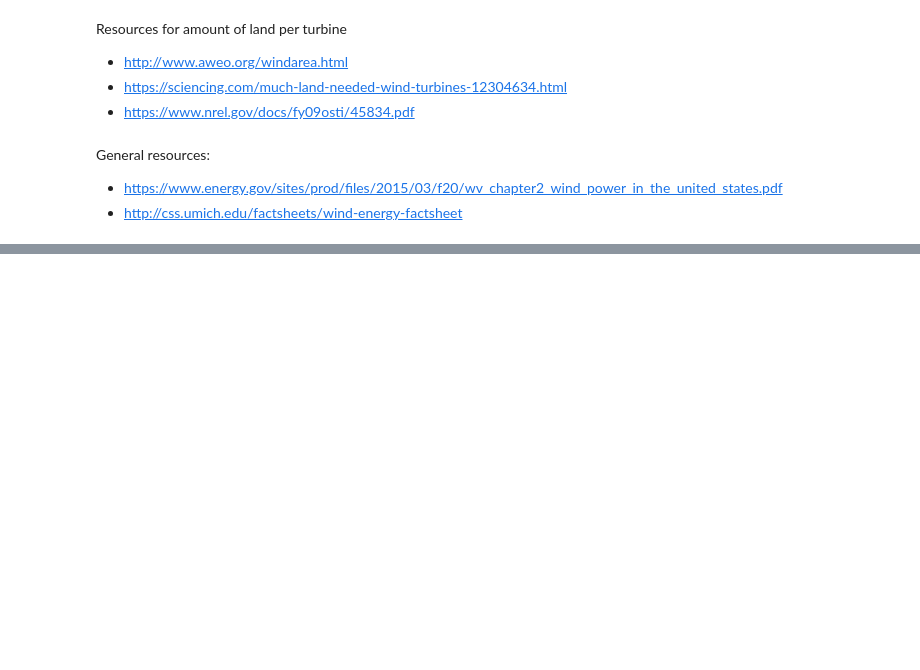
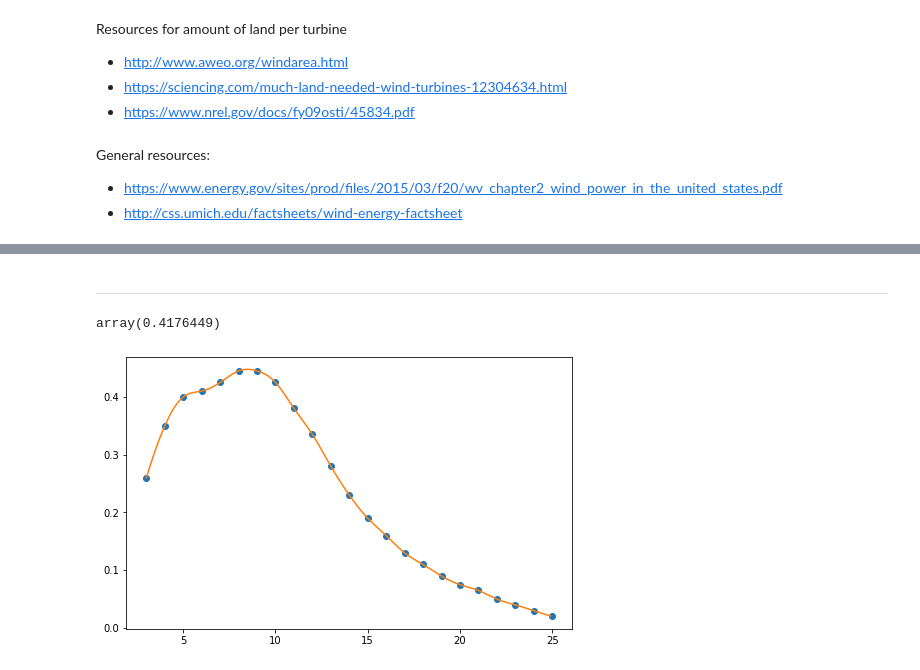
Before and after one commit to awoodwa/PlanIt, a Jupyter notebook: windenergy_function.ipynb, the cells around one changed output, grey strips where cells are left out. Cells and saved outputs as stored; diff of their text form; code cells hidden in the pictures; blank space fills up the shorter version.

```diff
--- a/windenergy_function.ipynb
+++ b/windenergy_function.ipynb
@@ -100,0 +251,2 @@ General resources:
+# %% [markdown]
+-------
@@ -100,0 +256,11 @@ General resources:
+# %%
+cs = CubicSpline(x, y)
+xs = np.arange(3, 25.0, 0.1)
+
+plt.figure(figsize=(8,5))
+plt.plot(x,y, 'o')
+plt.plot(xs, cs(xs))
+(cs((6.62)))
+# %% [output]
+array(0.4176449)
+[figure, added]
```
Also changed, not shown: parts of 35 cells of this notebook.
